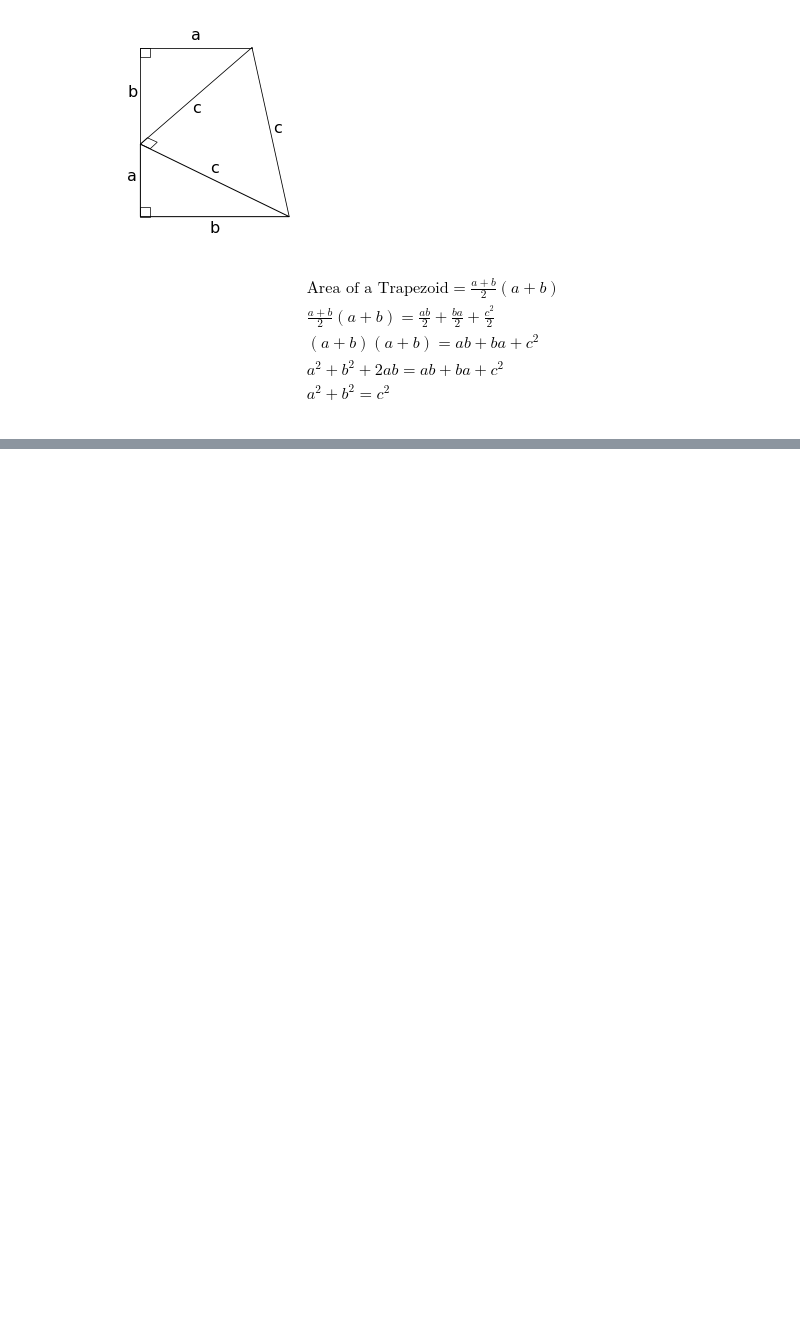
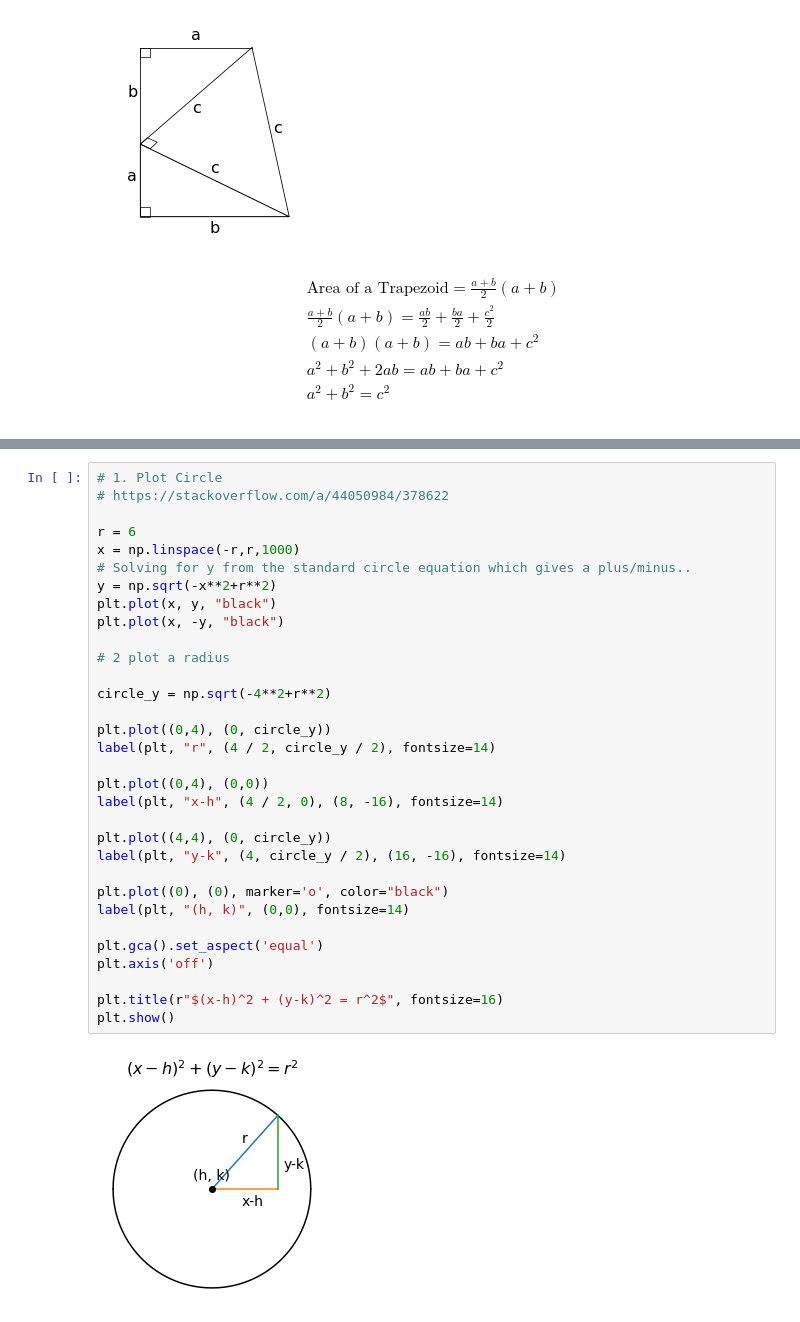
Before and after one commit to bsgreenb/math-tools, a Jupyter notebook: Geometry.ipynb, the cells around one changed output, grey strips where cells are left out. Drawn from its saved outputs; the diff is of its cells as text; blank space fills up the shorter version.

Commit message:
Add degrees stuff plus circle math

```diff
--- a/Geometry.ipynb
+++ b/Geometry.ipynb
@@ -179,0 +196,34 @@ Basically you get similar triangles from an angle bisector.  It's proven by addi
+# %%
+# 1. Plot Circle
+# https://stackoverflow.com/a/44050984/378622
+
+r = 6
+x = np.linspace(-r,r,1000)
+# Solving for y from the standard circle equation which gives a plus/minus..
+y = np.sqrt(-x**2+r**2)
+plt.plot(x, y, "black")
+plt.plot(x, -y, "black")
+
+# 2 plot a radius
+
+circle_y = np.sqrt(-4**2+r**2)
+
+plt.plot((0,4), (0, circle_y))
+label(plt, "r", (4 / 2, circle_y / 2), fontsize=14)
+
+plt.plot((0,4), (0,0))
+label(plt, "x-h", (4 / 2, 0), (8, -16), fontsize=14)
+
+plt.plot((4,4), (0, circle_y))
+label(plt, "y-k", (4, circle_y / 2), (16, -16), fontsize=14)
+
+plt.plot((0), (0), marker='o', color="black")
+label(plt, "(h, k)", (0,0), fontsize=14)
+
+plt.gca().set_aspect('equal')
+plt.axis('off')
+
+plt.title(r"$(x-h)^2 + (y-k)^2 = r^2$", fontsize=16)
+plt.show()
+# %% [output]
+[figure, added]
```
Also changed, not shown: parts of 1 cell of this notebook, 1 other file.
